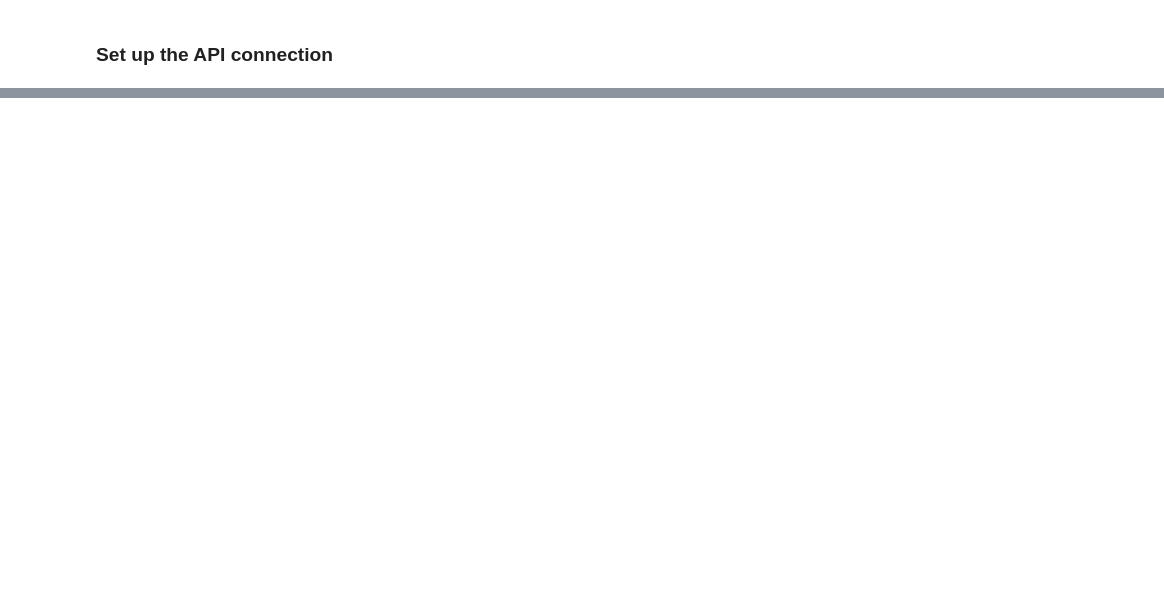
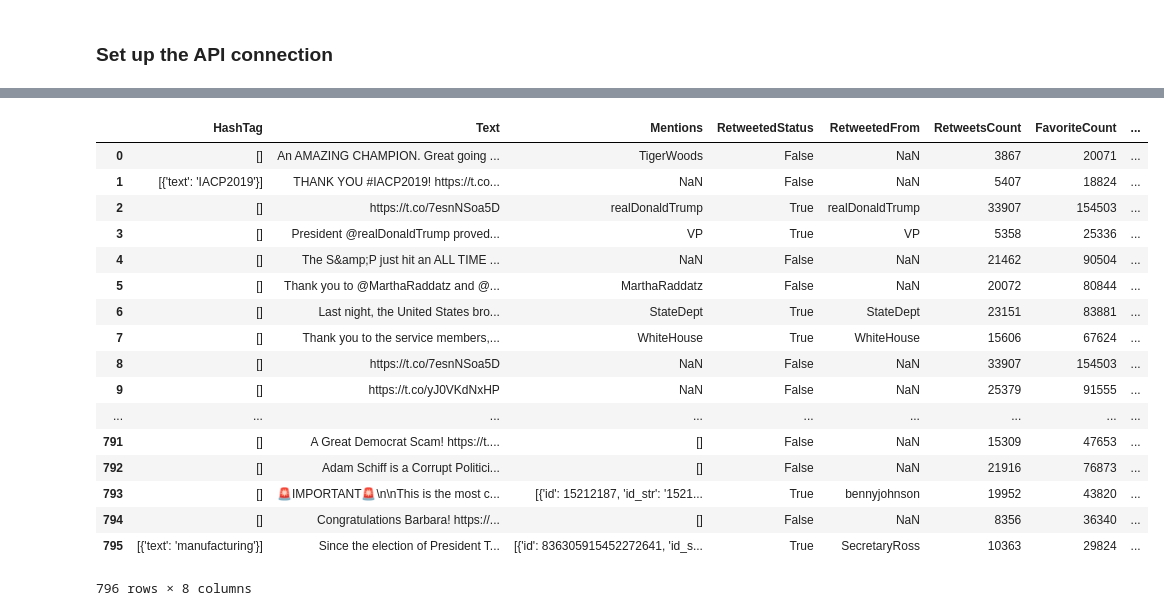
Before and after one commit to cosimino81/SocialNetworkAnalysis, a Jupyter notebook: Review Tweets.ipynb, the cells around one changed output, grey strips where cells are left out. Cells and saved outputs as stored; diff of their text form; code cells hidden in the pictures; blank space fills up the shorter version.

Commit message:
last changes

```diff
--- a/Review Tweets.ipynb
+++ b/Review Tweets.ipynb
@@ -48,0 +58,7 @@ userDF = pd.DataFrame(columns=userColumns)
+# %%
+i = 1
+for tweets in trumpTweets:
+    tweet = tweets.AsDict()
+    print(i)
+    pprint(tweet['user_mentions'])
+    i+=1
@@ -48,0 +83,57 @@ userDF = pd.DataFrame(columns=userColumns)
+# %%
+for tweets in trumpTweets:
+    tweet = tweets.AsDict()
+    CREATION = tweet['created_at']
+
+    # get the mentions
+    try:
+        MENTION = tweet['user_mentions']
+    except:
+        MENTION = np.nan
+    # get the retweet
+    try:
+        retweet = tweet['retweeted_status']
+        RT_STATUS = True
+        HASHTAG = retweet['hashtags']
+        TEXT = retweet['text']
+        FAV_COUNT = retweet['favorite_count']
+        RETWITTED_FROM = retweet['user']['screen_name']
+        RETWITTED_COUNT = retweet['retweet_count']
+
+        tweeterDF = tweeterDF.append({"HashTag":HASHTAG, "Text":TEXT, "RetweetedStatus":RT_STATUS,"Mentions":MENTION,
+                                    "RetweetedFrom":RETWITTED_FROM, "FavoriteCount":FAV_COUNT,
+                                    "RetweetsCount":RETWITTED_COUNT, "TweetCreation":CREATION}, ignore_index=True)
+
+    except:
+        RT_STATUS = False
+        HASHTAG = tweet['hashtags']
+        TEXT = tweet['text']
+        FAV_COUNT = tweet['favorite_count']
+        RETWITTED_COUNT = tweet['retweet_count']
+
+        tweeterDF = tweeterDF.append({"HashTag":HASHTAG, "Text":TEXT, "RetweetedStatus":RT_STATUS,
+                                      "FavoriteCount":FAV_COUNT,
+                                      "RetweetsCount":RETWITTED_COUNT,"Mentions":MENTION,"TweetCreation":CREATION}, ignore_index=True)
+
+    #print('--------------------------------------------------------')
+# %%
+tweeterDF
+# %% [output]
+|  | HashTag | Text | Mentions | RetweetedStatus | RetweetedFrom | RetweetsCount | FavoriteCount | ... |
+| 0 | [] | An AMAZING CHAMPION. Great going ... | TigerWoods | False | NaN | 3867 | 20071 | ... |
+| 1 | [{'text': 'IACP2019'}] | THANK YOU #IACP2019! https://t.co... | NaN | False | NaN | 5407 | 18824 | ... |
+| 2 | [] | https://t.co/7esnNSoa5D | realDonaldTrump | True | realDonaldTrump | 33907 | 154503 | ... |
+| 3 | [] | President @realDonaldTrump proved... | VP | True | VP | 5358 | 25336 | ... |
+| 4 | [] | The S&amp;P just hit an ALL TIME ... | NaN | False | NaN | 21462 | 90504 | ... |
+| 5 | [] | Thank you to @MarthaRaddatz and @... | MarthaRaddatz | False | NaN | 20072 | 80844 | ... |
+| 6 | [] | Last night, the United States bro... | StateDept | True | StateDept | 23151 | 83881 | ... |
+| 7 | [] | Thank you to the service members,... | WhiteHouse | True | WhiteHouse | 15606 | 67624 | ... |
+| 8 | [] | https://t.co/7esnNSoa5D | NaN | False | NaN | 33907 | 154503 | ... |
+| 9 | [] | https://t.co/yJ0VKdNxHP | NaN | False | NaN | 25379 | 91555 | ... |
+| ... | ... | ... | ... | ... | ... | ... | ... | ... |
+| 791 | [] | A Great Democrat Scam! https://t.... | [] | False | NaN | 15309 | 47653 | ... |
+| 792 | [] | Adam Schiff is a Corrupt Politici... | [] | False | NaN | 21916 | 76873 | ... |
+| 793 | [] | 🚨IMPORTANT🚨\n\nThis is the most c... | [{'id': 15212187, 'id_str': '1521... | True | bennyjohnson | 19952 | 43820 | ... |
+| 794 | [] | Congratulations Barbara! https://... | [] | False | NaN | 8356 | 36340 | ... |
+| 795 | [{'text': 'manufacturing'}] | Since the election of President T... | [{'id': 836305915452272641, 'id_s... | True | SecretaryRoss | 10363 | 29824 | ... |
+796 rows × 8 columns
```
Also changed, not shown: parts of 10 cells of this notebook.
